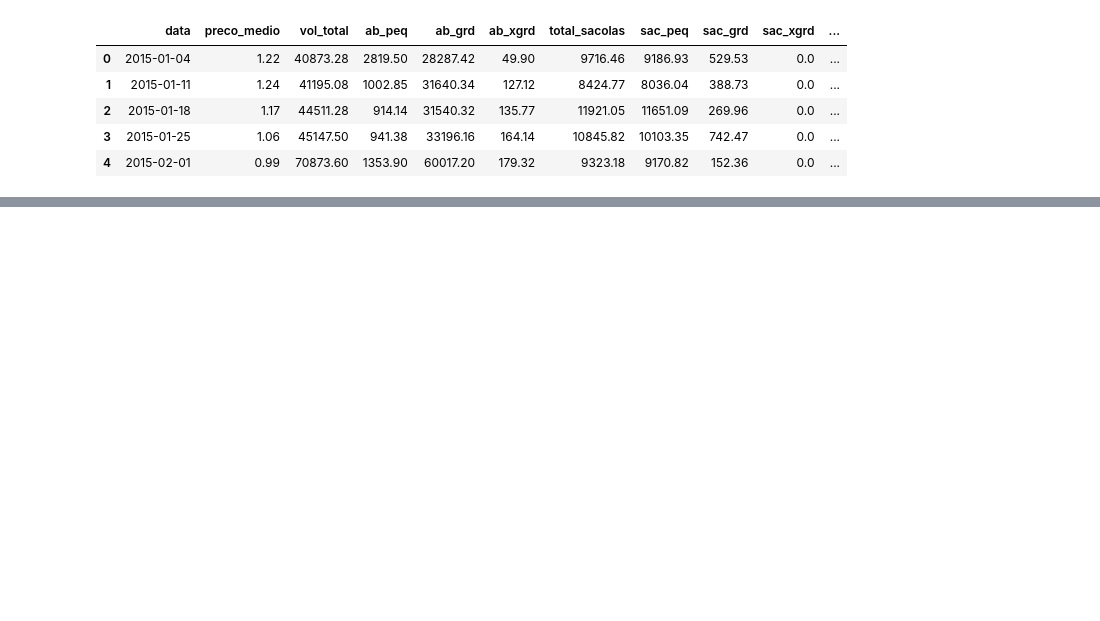
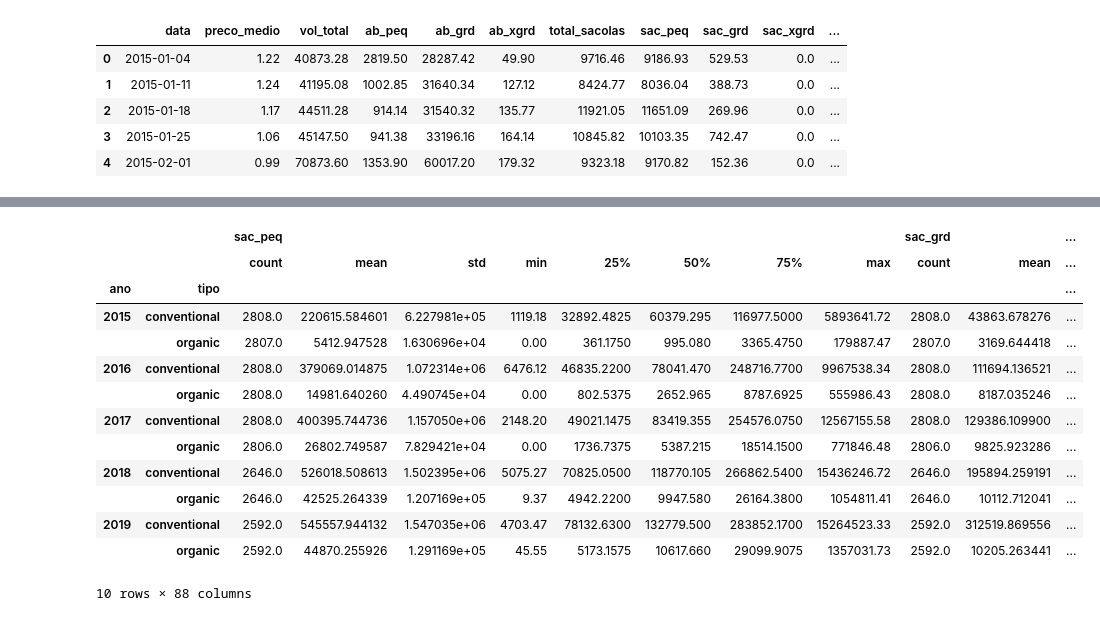
Before and after one commit to magalhaesaamanda/Projetos_Amanda, a Jupyter notebook: Preco_abacate.ipynb, the cells around one changed output, grey strips where cells are left out. Cells and saved outputs as stored; diff of their text form; code cells hidden in the pictures; blank space fills up the shorter version.

```diff
--- a/Preco_abacate.ipynb
+++ b/Preco_abacate.ipynb
@@ -149,3 +178,7 @@ array(['Albany', 'Atlanta', 'BaltimoreWashington', 'Boise', 'Boston',
+# %%
+# Removendo as linhas duplicadas
+
+abacate = abacate.drop_duplicates()
 # %% [markdown]
 ## Trocando nome das colunas
 # %%
@@ -190,0 +232,5 @@ abacate = abacate[ordem_colunas].reset_index(drop=True)
+# %%
+# Adotando os valores 0 para conventional e 1 para organic
+
+abacate.loc[abacate.tipo == 'conventional', 'tipo_abacate'] = int(0)
+abacate.loc[abacate.tipo == 'organic', 'tipo_abacate'] = int(1)
@@ -217,0 +259,5 @@ dtype: int64
+# %%
+# Criando a ordem para as colunas do dataframe
+
+ordem_colunas = ['data', 'ano', 'regiao', 'sac_peq', 'sac_grd', 'sac_xgrd', 'total_sacolas', 'tipo', 'tipo_abacate', 'ab_peq', 'ab_grd', 'ab_xgrd', 'ab_outr', 'vol_total', 'preco_medio']
+abacate = abacate[ordem_colunas].reset_index(drop=True)
@@ -217,0 +284,17 @@ dtype: int64
+# %%
+abacate.groupby(['ano', 'tipo']).describe()
+# %% [output]
+|  |  | sac_peq |  |  |  |  |  |  |  | sac_grd |  | ... |
+|  |  | count | mean | std | min | 25% | 50% | 75% | max | count | mean | ... |
+| ano | tipo |  |  |  |  |  |  |  |  |  |  | ... |
+| 2015 | conventional | 2808.0 | 220615.584601 | 6.227981e+05 | 1119.18 | 32892.4825 | 60379.295 | 116977.5000 | 5893641.72 | 2808.0 | 43863.678276 | ... |
+|  | organic | 2807.0 | 5412.947528 | 1.630696e+04 | 0.00 | 361.1750 | 995.080 | 3365.4750 | 179887.47 | 2807.0 | 3169.644418 | ... |
+| 2016 | conventional | 2808.0 | 379069.014875 | 1.072314e+06 | 6476.12 | 46835.2200 | 78041.470 | 248716.7700 | 9967538.34 | 2808.0 | 111694.136521 | ... |
+|  | organic | 2808.0 | 14981.640260 | 4.490745e+04 | 0.00 | 802.5375 | 2652.965 | 8787.6925 | 555986.43 | 2808.0 | 8187.035246 | ... |
+| 2017 | conventional | 2808.0 | 400395.744736 | 1.157050e+06 | 2148.20 | 49021.1475 | 83419.355 | 254576.0750 | 12567155.58 | 2808.0 | 129386.109900 | ... |
+|  | organic | 2806.0 | 26802.749587 | 7.829421e+04 | 0.00 | 1736.7375 | 5387.215 | 18514.1500 | 771846.48 | 2806.0 | 9825.923286 | ... |
+| 2018 | conventional | 2646.0 | 526018.508613 | 1.502395e+06 | 5075.27 | 70825.0500 | 118770.105 | 266862.5400 | 15436246.72 | 2646.0 | 195894.259191 | ... |
+|  | organic | 2646.0 | 42525.264339 | 1.207169e+05 | 9.37 | 4942.2200 | 9947.580 | 26164.3800 | 1054811.41 | 2646.0 | 10112.712041 | ... |
+| 2019 | conventional | 2592.0 | 545557.944132 | 1.547035e+06 | 4703.47 | 78132.6300 | 132779.500 | 283852.1700 | 15264523.33 | 2592.0 | 312519.869556 | ... |
+|  | organic | 2592.0 | 44870.255926 | 1.291169e+05 | 45.55 | 5173.1575 | 10617.660 | 29099.9075 | 1357031.73 | 2592.0 | 10205.263441 | ... |
+10 rows × 88 columns
```
Also changed, not shown: parts of 18 cells of this notebook.
